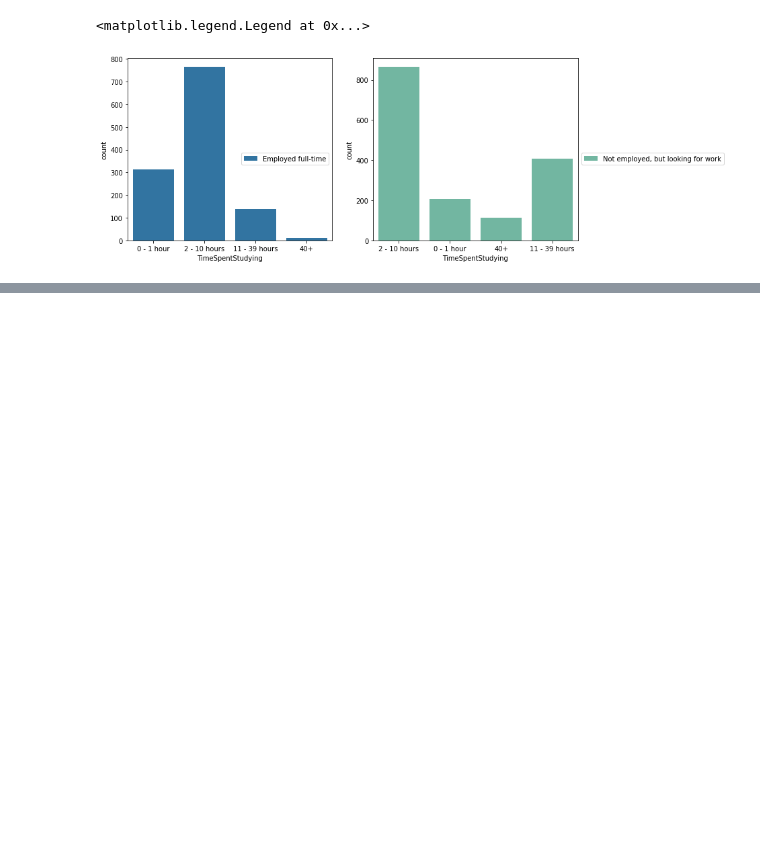
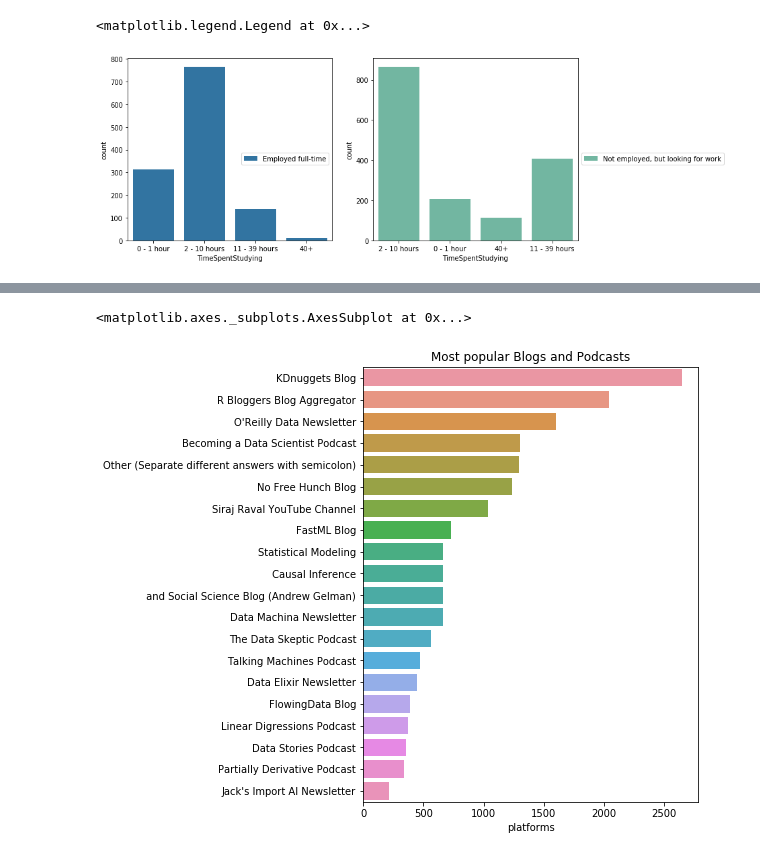
Before and after one commit to Favian0606/TodayILearned, a Jupyter notebook: kaggle/Kaggle_ML_DS_survey_2017_EDA_FAQ.ipynb, the cells around one changed output, grey strips where cells are left out. Saved outputs shown, nothing was run; the diff lists cells and outputs as text; code cells hidden in the pictures; blank space fills up the shorter version.

```diff
--- a/kaggle/Kaggle_ML_DS_survey_2017_EDA_FAQ.ipynb
+++ b/kaggle/Kaggle_ML_DS_survey_2017_EDA_FAQ.ipynb
@@ -413,0 +425,3 @@ sns.countplot(x='TimeSpentStudying',
+# %%
+mcq['BlogsPodcastsNewslettersSelect'] = mcq['BlogsPodcastsNewslettersSelect'].astype(str).apply(lambda x: x.split(','))
+mcq['BlogsPodcastsNewslettersSelect'].head()
@@ -413,0 +435,5 @@ sns.countplot(x='TimeSpentStudying',
+# %%
+s = mcq.apply(lambda x: pd.Series(x['BlogsPodcastsNewslettersSelect']),
+              axis=1).stack().reset_index(level=1, drop=True)
+s.name = 'platforms'
+s.head()
@@ -413,0 +447,3 @@ sns.countplot(x='TimeSpentStudying',
+# %%
+s = s[s != 'nan'].value_counts().head(20)
+s
@@ -413,0 +468,7 @@ sns.countplot(x='TimeSpentStudying',
+# %%
+plt.figure(figsize=(6, 8))
+plt.title('Most popular Blogs and Podcasts')
+sns.barplot(y=s.index, x=s)
+# %% [output]
+<matplotlib.axes._subplots.AxesSubplot at 0x...>
+[figure, added]
```
Also changed, not shown: parts of 64 cells of this notebook.
